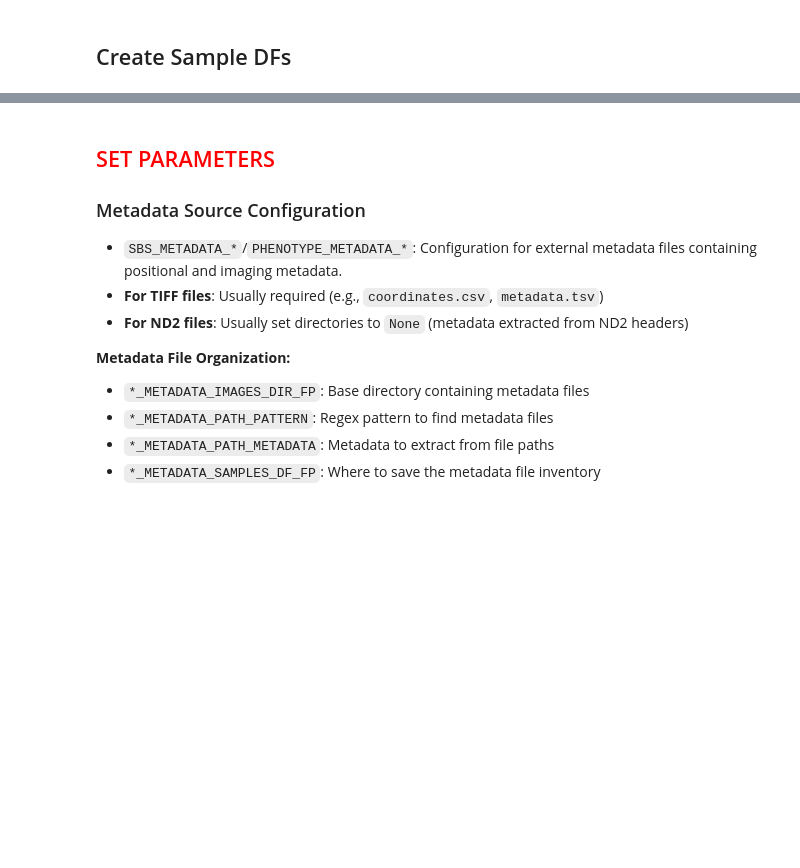
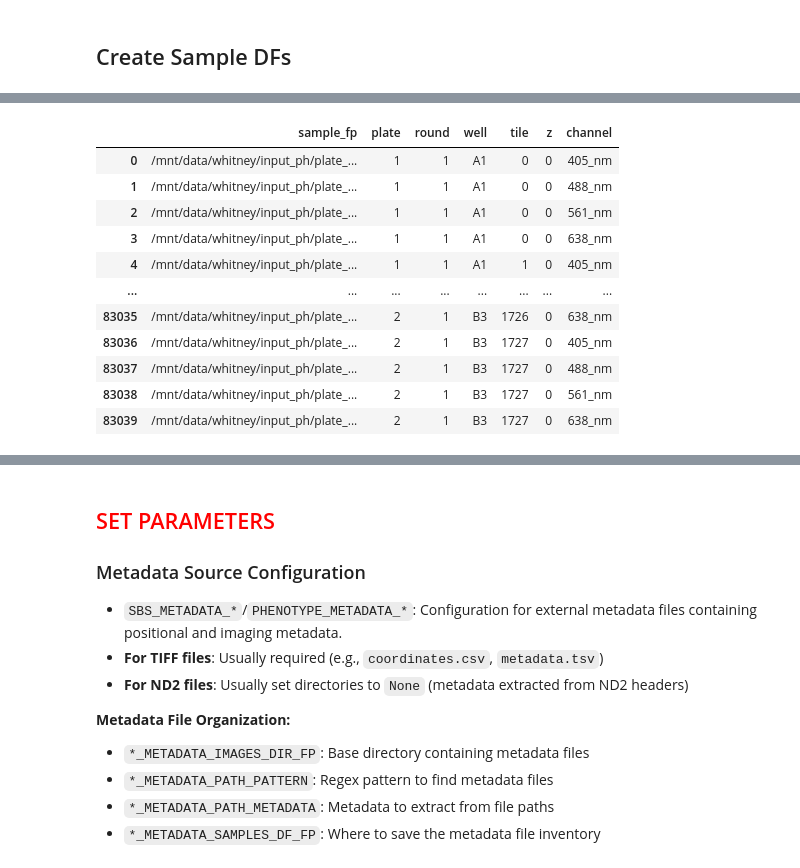
Before and after one commit to cheeseman-lab/whitney-analysis, a Jupyter notebook: analysis/0.configure_preprocess_params.ipynb, the cells around one changed output, grey strips where cells are left out. Drawn from its saved outputs; the diff is of its cells as text; code cells hidden in the pictures; blank space fills up the shorter version.

```diff
--- a/analysis/0.configure_preprocess_params.ipynb
+++ b/analysis/0.configure_preprocess_params.ipynb
@@ -113,8 +113,8 @@ SBS_COMBO_DF_FP = "config/sbs_combo.tsv"
 PHENOTYPE_COMBO_DF_FP = "config/phenotype_combo.tsv"
 
 # Paths to image directories
-SBS_IMAGES_DIR_FP = None
-PHENOTYPE_IMAGES_DIR_FP = None
+SBS_IMAGES_DIR_FP = Path("/mnt/data/whitney/input_sbs/")
+PHENOTYPE_IMAGES_DIR_FP = Path("/mnt/data/whitney/input_ph/")
 
 # SBS pattern configurations
 SBS_PATH_PATTERN = None
@@ -122,19 +122,19 @@ SBS_PATH_METADATA = None
 SBS_METADATA_ORDER_TYPE = None
 
 # Phenotype pattern configurations
-PHENOTYPE_PATH_PATTERN = None
-PHENOTYPE_PATH_METADATA = None
-PHENOTYPE_METADATA_ORDER_TYPE = None
+PHENOTYPE_PATH_PATTERN = r"plate_(\d+)/round_(\d+)/[^/]+/0/([A-Z]\d+)_(\d+)_(\d+)_Fluorescence_(\d+_nm).*\.tiff"
+PHENOTYPE_PATH_METADATA = ["plate", "round", "well", "tile", "z", "channel"]
+PHENOTYPE_METADATA_ORDER_TYPE = {"plate": int, "round": int, "well": str, "tile": int, "z": int, "channel": str}
 
 # Data format and organization
 SBS_DATA_FORMAT = None
 SBS_DATA_ORGANIZATION = None
-PHENOTYPE_DATA_FORMAT = None
-PHENOTYPE_DATA_ORGANIZATION = None
+PHENOTYPE_DATA_FORMAT = "tiff"
+PHENOTYPE_DATA_ORGANIZATION = "tile"
 
 # Z-dimension handling (number of z-planes per channel, or None if no z-stacking)
 SBS_N_Z_PLANES = None
-PHENOTYPE_N_Z_PLANES = None
+PHENOTYPE_N_Z_PLANES = 1
 # %% [markdown]
 You must supply a working regex to the `SBS_PATH_PATTERN` and `PHENOTYPE_PATH_PATTERN` variables. If you don't have experience with regex, you can use the following LLM prompt to generate the patterns.
 
@@ -199,43 +199,43 @@ PHENOTYPE_METADATA_ORDER_TYPE = {"plate": int, "well": str, "tile": int}
 # %% [markdown]
 ## Create Sample DFs
 # %%
-# Create SBS samples DataFrame
-sbs_samples = create_samples_df(
-    SBS_IMAGES_DIR_FP, SBS_PATH_PATTERN, SBS_PATH_METADATA, SBS_METADATA_ORDER_TYPE
-)
-sbs_samples.to_csv(SBS_SAMPLES_DF_FP, sep="\t", index=False)
-print("SBS samples:")
-display(sbs_samples)
+# # Create SBS samples DataFrame
+# sbs_samples = create_samples_df(
+#     SBS_IMAGES_DIR_FP, SBS_PATH_PATTERN, SBS_PATH_METADATA, SBS_METADATA_ORDER_TYPE
+# )
+# sbs_samples.to_csv(SBS_SAMPLES_DF_FP, sep="\t", index=False)
+# print("SBS samples:")
+# display(sbs_samples)
 
-# Create SBS wildcard combos based on data organization
-if SBS_DATA_ORGANIZATION == "tile":
-    sbs_wildcard_combos = sbs_samples[SBS_PATH_METADATA].drop_duplicates().astype(str)
-    sbs_wildcard_combos.to_csv(SBS_COMBO_DF_FP, sep="\t", index=False)
-    print("SBS wildcard combos (tile organization):")
-    display(sbs_wildcard_combos)
-elif SBS_DATA_ORGANIZATION == "well" and len(sbs_samples) > 0:
-    print("SBS: Detecting tile count for well organization...")
-    # Get tile count from a sample well
-    SBS_TILES = get_tile_count_from_well(
-        sbs_samples,
-        plate=sbs_samples["plate"].iloc[0],
-        well=sbs_samples["well"].iloc[0],
-        cycle=sbs_samples["cycle"].iloc[0] if "cycle" in sbs_samples.columns else None,
-        verbose=True
-    )
-    print(f"Detected {SBS_TILES} tiles per well for SBS")
+# # Create SBS wildcard combos based on data organization
+# if SBS_DATA_ORGANIZATION == "tile":
+#     sbs_wildcard_combos = sbs_samples[SBS_PATH_METADATA].drop_duplicates().astype(str)
+#     sbs_wildcard_combos.to_csv(SBS_COMBO_DF_FP, sep="\t", index=False)
+#     print("SBS wildcard combos (tile organization):")
+#     display(sbs_wildcard_combos)
+# elif SBS_DATA_ORGANIZATION == "well" and len(sbs_samples) > 0:
+#     print("SBS: Detecting tile count for well organization...")
+#     # Get tile count from a sample well
+#     SBS_TILES = get_tile_count_from_well(
+#         sbs_samples,
+#         plate=sbs_samples["plate"].iloc[0],
+#         well=sbs_samples["well"].iloc[0],
+#         cycle=sbs_samples["cycle"].iloc[0] if "cycle" in sbs_samples.columns else None,
+#         verbose=True
+#     )
+#     print(f"Detected {SBS_TILES} tiles per well for SBS")
 
-    # Generate combos with detected tile count
-    base_combos = sbs_samples[SBS_PATH_METADATA].drop_duplicates().astype(str)
-    tiles = [str(i) for i in range(SBS_TILES)]
-    sbs_wildcard_combos = pd.DataFrame([
-        {**row.to_dict(), "tile": tile}
-        for _, row in base_combos.iterrows()
-        for tile in tiles
-    ])
-    sbs_wildcard_combos.to_csv(SBS_COMBO_DF_FP, sep="\t", index=False)
-    print("SBS wildcard combos (well organization):")
-    display(sbs_wildcard_combos)
+#     # Generate combos with detected tile count
+#     base_combos = sbs_samples[SBS_PATH_METADATA].drop_duplicates().astype(str)
+#     tiles = [str(i) for i in range(SBS_TILES)]
+#     sbs_wildcard_combos = pd.DataFrame([
+#         {**row.to_dict(), "tile": tile}
+#         for _, row in base_combos.iterrows()
+#         for tile in tiles
+#     ])
+#     sbs_wildcard_combos.to_csv(SBS_COMBO_DF_FP, sep="\t", index=False)
+#     print("SBS wildcard combos (well organization):")
+#     display(sbs_wildcard_combos)
 
 # Create phenotype samples DataFrame (always)
 phenotype_samples = create_samples_df(
@@ -276,3 +276,4 @@ elif PHENOTYPE_DATA_ORGANIZATION == "well" and len(phenotype_samples) > 0:
     phenotype_wildcard_combos.to_csv(PHENOTYPE_COMBO_DF_FP, sep="\t", index=False)
     print("Phenotype wildcard combos (well organization):")
     display(phenotype_wildcard_combos)
+# %% [output]
@@ -278,0 +281,12 @@ elif PHENOTYPE_DATA_ORGANIZATION == "well" and len(phenotype_samples) > 0:
+|  | sample_fp | plate | round | well | tile | z | channel |
+| 0 | /mnt/data/whitney/input_ph/plate_... | 1 | 1 | A1 | 0 | 0 | 405_nm |
+| 1 | /mnt/data/whitney/input_ph/plate_... | 1 | 1 | A1 | 0 | 0 | 488_nm |
+| 2 | /mnt/data/whitney/input_ph/plate_... | 1 | 1 | A1 | 0 | 0 | 561_nm |
+| 3 | /mnt/data/whitney/input_ph/plate_... | 1 | 1 | A1 | 0 | 0 | 638_nm |
+| 4 | /mnt/data/whitney/input_ph/plate_... | 1 | 1 | A1 | 1 | 0 | 405_nm |
+| ... | ... | ... | ... | ... | ... | ... | ... |
+| 83035 | /mnt/data/whitney/input_ph/plate_... | 2 | 1 | B3 | 1726 | 0 | 638_nm |
+| 83036 | /mnt/data/whitney/input_ph/plate_... | 2 | 1 | B3 | 1727 | 0 | 405_nm |
+| 83037 | /mnt/data/whitney/input_ph/plate_... | 2 | 1 | B3 | 1727 | 0 | 488_nm |
+| 83038 | /mnt/data/whitney/input_ph/plate_... | 2 | 1 | B3 | 1727 | 0 | 561_nm |
+| 83039 | /mnt/data/whitney/input_ph/plate_... | 2 | 1 | B3 | 1727 | 0 | 638_nm |
```
Also changed, not shown: parts of 9 cells of this notebook, 4 other files.
